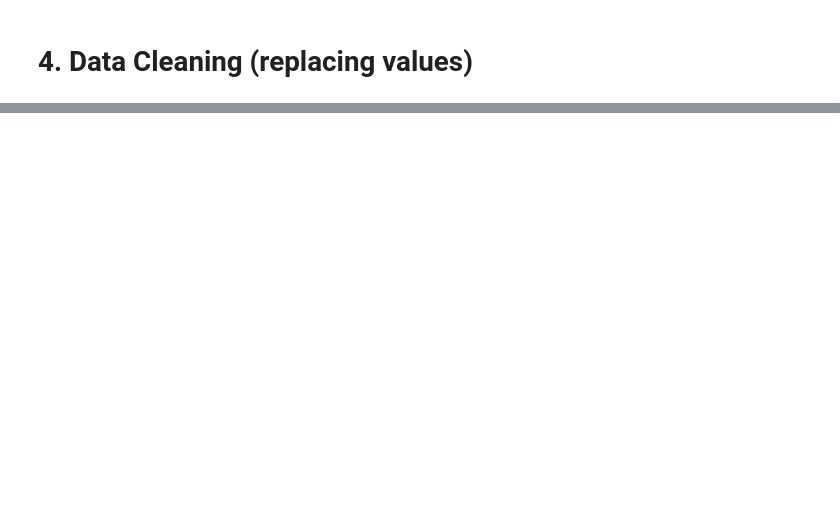
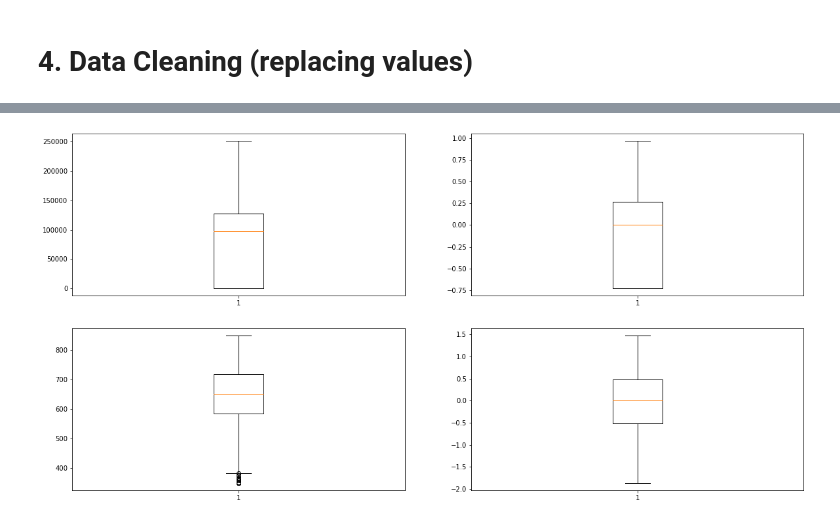
Before and after one commit to lokeshrbohara/AutoML, a Jupyter notebook: data-cleaner/notebooks/Continuous Parameters.ipynb, the cells around one changed output, grey strips where cells are left out. Drawn from its saved outputs; the diff is of its cells as text; code cells hidden in the pictures; blank space fills up the shorter version.

Commit message:
Implemented continuous param notebook

```diff
--- a/data-cleaner/notebooks/Continuous Parameters.ipynb
+++ b/data-cleaner/notebooks/Continuous Parameters.ipynb
@@ -207,0 +118,18 @@ df
+# %%
+from sklearn.neighbors import LocalOutlierFactor
+lof = LocalOutlierFactor()
+# %%
+def remove_outlier(DF, col_name):
+    q1 = DF[col_name].quantile(0.25)
+    q3 = DF[col_name].quantile(0.75)
+    print("25th Percentile of Numerical Attributes")
+    print(q1)
+    print("----------------------------")
+    print("75th Percentile of Numerical Attributes")
+    print(q3)
+    print("----------------------------")
+    IQR = q3-q1 # Interquartile range
+    print("Interquartile Range")
+    print(IQR)
+    d = DF[~((DF[col_name] < (q1 - 1.5 * IQR)) |(DF[col_name] > (q3 + 1.5 * IQR))).any(axis=1)]
+    return d
@@ -209,0 +178,6 @@ df
+# %%
+def Main():
+    final_data = OutlierAnalysis()
+    return final_data
+# %%
+final_data = Main()
@@ -209,0 +218,14 @@ df
+# %%
+data = pd.read_csv("./Datasets/Churn_Modelling.csv")
+plt.rcParams["figure.figsize"] = (20,10)
+fig, axis = plt.subplots(2, 2)
+
+axis[0,0].boxplot(data['Balance'])
+axis[0,1].boxplot(final_data['Balance'])
+
+axis[1,0].boxplot(data['CreditScore'])
+axis[1,1].boxplot(final_data['CreditScore'])
+
+plt.show()
+# %% [output]
+[figure, added]
```
Also changed, not shown: parts of 26 cells of this notebook, 2 other files.
